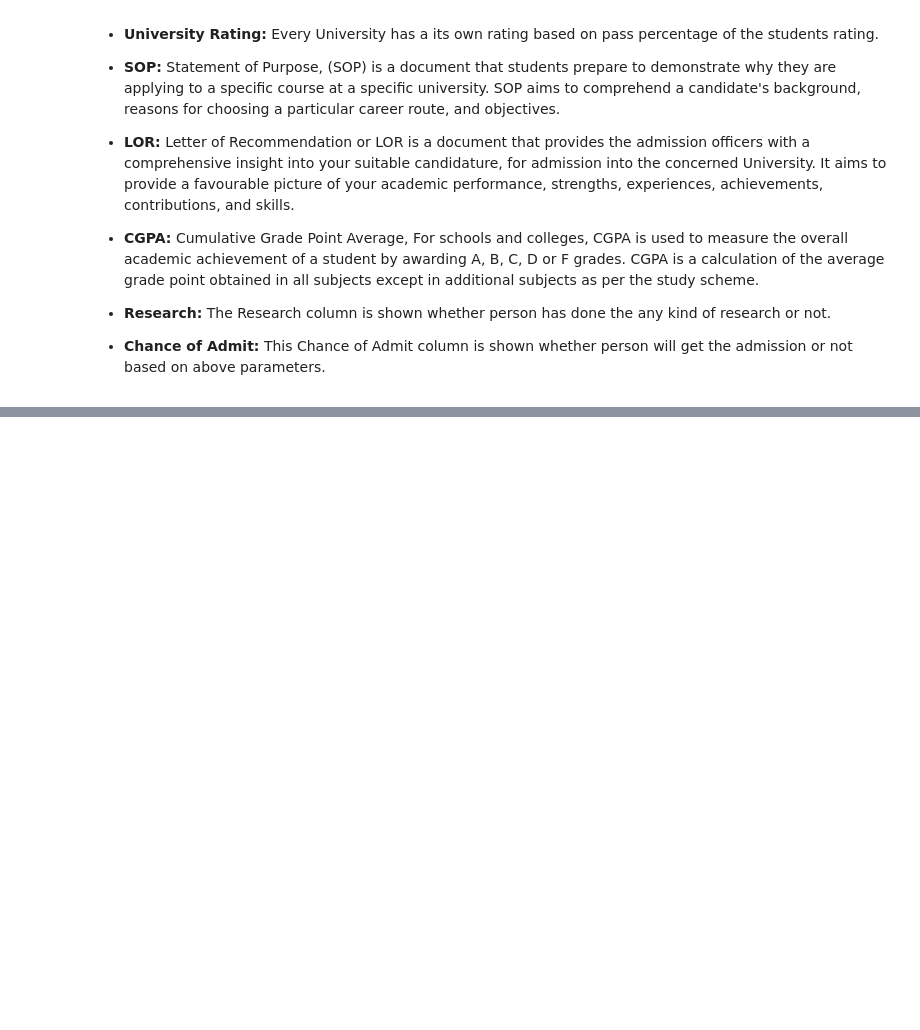
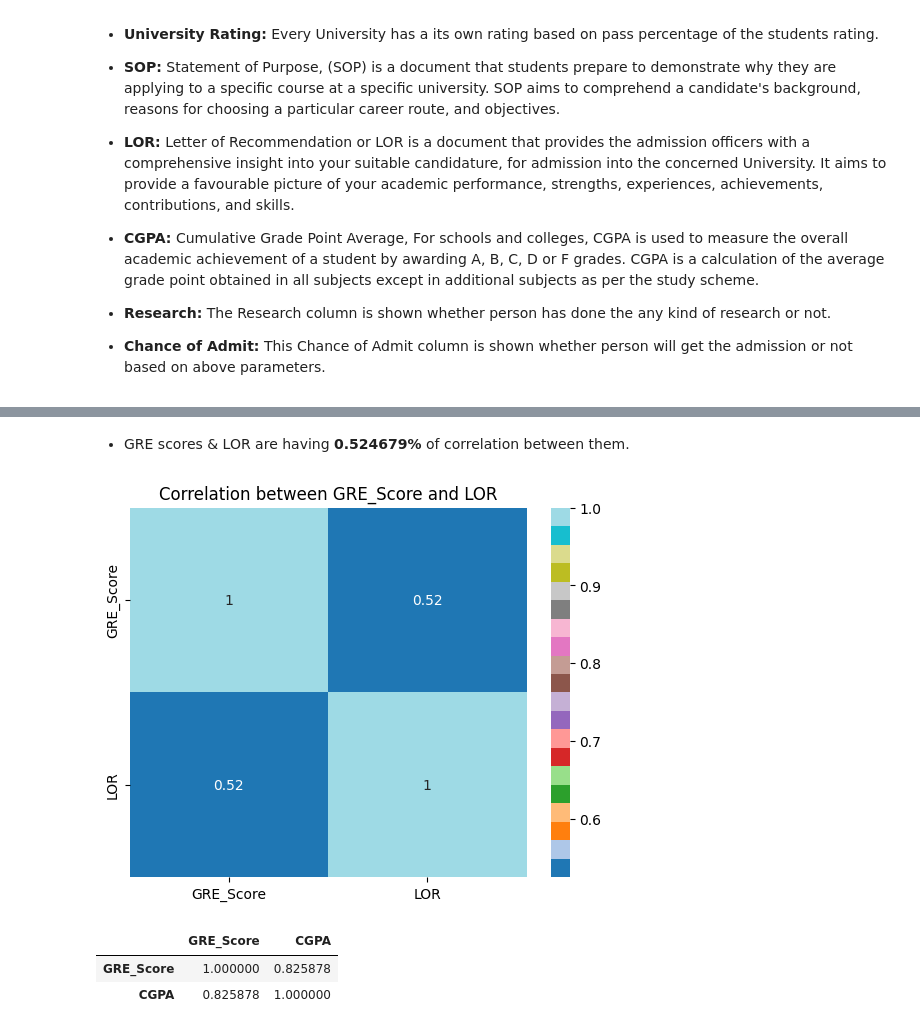
Before and after one commit to manojkumar211/admission-predict, a Jupyter notebook: experiment/admission.ipynb, the cells around one changed output, grey strips where cells are left out. Drawn from its saved outputs; the diff is of its cells as text; code cells hidden in the pictures; blank space fills up the shorter version.

```diff
--- a/experiment/admission.ipynb
+++ b/experiment/admission.ipynb
@@ -65,0 +147,14 @@ ds.columns.to_list()
+# %% [markdown]
+- GRE scores & LOR are having **0.524679%** of correlation between them.
+# %%
+sns.heatmap(data=ds[['GRE_Score','LOR']].corr(),cmap='tab20',annot=True)
+plt.title("Correlation between GRE_Score and LOR")
+plt.show()
+# %% [output]
+[figure, added]
+# %%
+ds[['GRE_Score','CGPA']].corr()
+# %% [output]
+|  | GRE_Score | CGPA |
+| GRE_Score | 1.000000 | 0.825878 |
+| CGPA | 0.825878 | 1.000000 |
```
Also changed, not shown: parts of 45 cells of this notebook, 3 other files.
